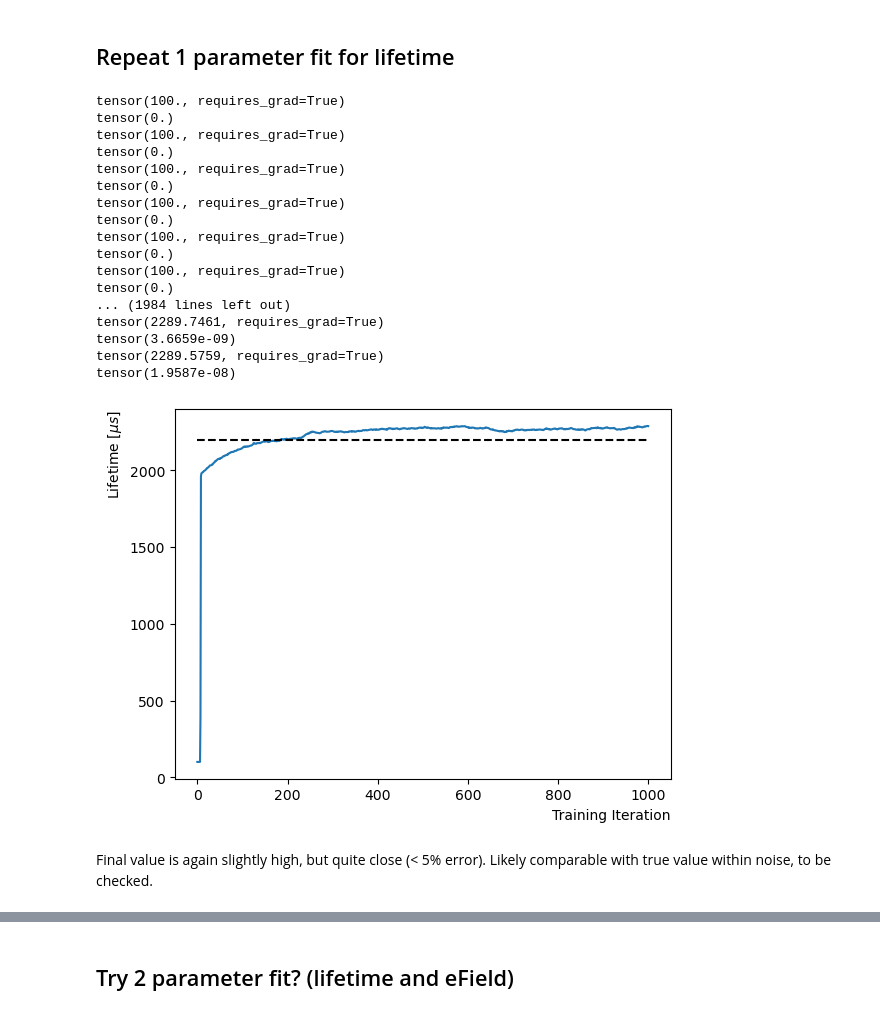
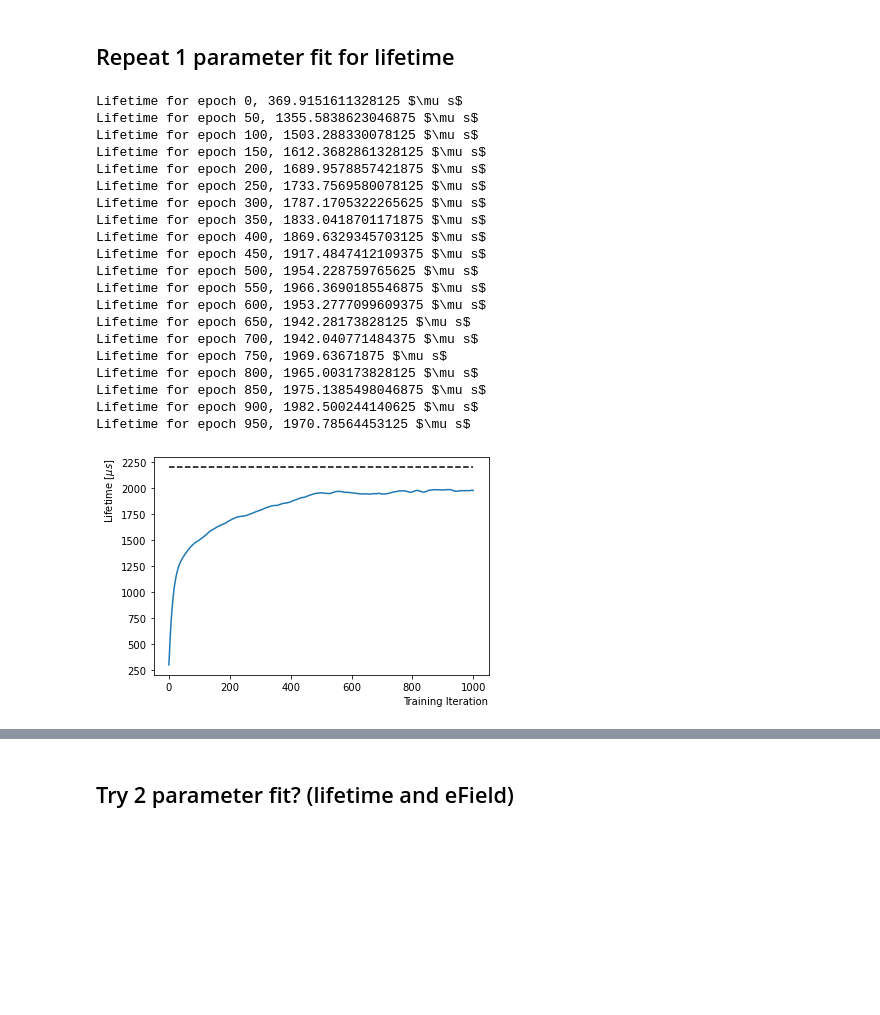
Before and after one commit to ynashed/larnd-sim, a Jupyter notebook: examples/Parameter Fitting.ipynb, the cells around one changed output, grey strips where cells are left out. Drawn from its saved outputs; the diff is of its cells as text; code cells hidden in the pictures; blank space fills up the shorter version.

```diff
--- a/examples/Parameter Fitting.ipynb
+++ b/examples/Parameter Fitting.ipynb
@@ -40,7 +40,9 @@ if torch.cuda.is_available():
 else:
     device = 'cpu'
 # %%
-with h5py.File('module0_corsika.h5', 'r') as f:
+dir_name = '/sdf/group/neutrino/kvtsang/nd-sim/test-samples/2021-11-08/'
+fname = dir_name + 'edepsim.h5'
+with h5py.File(fname, 'r') as f:
     tracks = np.array(f['segments'])
 
 x_start = np.copy(tracks['x_start'] )
@@ -55,5 +57,5 @@ tracks['z_start'] = x_start
 tracks['z_end'] = x_end
 tracks['z'] = x
 
-selected_tracks = tracks[30:40]
+selected_tracks = tracks[0:20]
 selected_tracks_torch = torch_from_structured(np.copy(selected_tracks)).to(device)
@@ -184,7 +202,7 @@ eField_init = 0.1
 update_grad_param(sim, "eField", eField_init)
 
 # Should be smarter w/ lr, but for now eyeball given gradient
-optimizer = torch.optim.SGD([sim.eField], lr=1, momentum=0.1)
+optimizer = torch.optim.Adam([sim.eField], lr=0.01)#, momentum=0.1)
 
 training_step_eFields = []
 training_step_ADC = []
@@ -207,7 +225,7 @@ for epoch in range(800):
 
     optimizer.step()
 
-    if epoch % 100 == 0:
+    if epoch % 50 == 0:
         print(f"eField for epoch {epoch}, {sim.eField} [kV / cm]")
     training_step_eFields.append(sim.eField.cpu().detach().numpy().copy())
     training_step_ADC.append(embed_output.cpu().detach())
@@ -243,14 +254,5 @@ plt.show()
 # %% [markdown]
 ## Repeat 1 parameter fit for lifetime
-# %%
-#Simulate with defaults: in particular, lifetime == 2200
-sim_default = sim_with_grad()
-sim_default.load_detector_properties("../larndsim/detector_properties/module0.yaml",
-                             "../larndsim/pixel_layouts/multi_tile_layout-2.2.16.yaml")
-target, pix_target = all_sim(sim_default, selected_tracks_torch, selected_tracks.dtype.names,
-                             event_id_map_torch, return_unique_pix=True)
-
-embed_target = embed_adc_list(sim_default, target, pix_target)
 # %%
 #Setup simulation object for training
 sim = sim_with_grad()
@@ -261,11 +263,11 @@ sim.load_detector_properties("../larndsim/detector_properties/module0.yaml",
 loss_fn = torch.nn.MSELoss()
 
 #Initialize lifetime to different value
-lifetime_init = 100
+lifetime_init = 300
 update_grad_param(sim, "lifetime", lifetime_init)
 
 # Should be smarter w/ lr, but for now eyeball given gradient
-optimizer = torch.optim.SGD([sim.lifetime], lr=5e7, momentum=0.01)
+optimizer = torch.optim.Adam([sim.lifetime], lr=7e1)#, momentum=0.01)
 
 training_step_lifetimes = []
 training_step_ADC = []
@@ -285,43 +287,44 @@ for epoch in range(1000):
     loss = loss_fn(embed_output, embed_target)
     loss.backward()
 
-    print(sim.lifetime)
+    #print(sim.lifetime)
     optimizer.step()
-    print(sim.lifetime.grad)
-    #if epoch % 100 == 0:
-    #    print(f"Lifetime for epoch {epoch}, {sim.lifetime} $\\mu s$")
+    #print(sim.lifetime.grad)
+    if epoch % 50 == 0:
+        print(f"Lifetime for epoch {epoch}, {sim.lifetime} $\\mu s$")
     training_step_lifetimes.append(sim.lifetime.cpu().detach().numpy().copy())
     training_step_ADC.append(embed_output.cpu().detach())
     losses.append(loss.cpu().detach())
 # %% [output]
-tensor(100., requires_grad=True)
-tensor(0.)
-tensor(100., requires_grad=True)
-tensor(0.)
-tensor(100., requires_grad=True)
-tensor(0.)
-tensor(100., requires_grad=True)
-tensor(0.)
-tensor(100., requires_grad=True)
-tensor(0.)
-tensor(100., requires_grad=True)
-tensor(0.)
-... (1984 lines left out)
-tensor(2289.7461, requires_grad=True)
-tensor(3.6659e-09)
-tensor(2289.5759, requires_grad=True)
-tensor(1.9587e-08)
+Lifetime for epoch 0, 369.9151611328125 $\mu s$
+Lifetime for epoch 50, 1355.5838623046875 $\mu s$
+Lifetime for epoch 100, 1503.288330078125 $\mu s$
+Lifetime for epoch 150, 1612.3682861328125 $\mu s$
+Lifetime for epoch 200, 1689.9578857421875 $\mu s$
+Lifetime for epoch 250, 1733.7569580078125 $\mu s$
+Lifetime for epoch 300, 1787.1705322265625 $\mu s$
+Lifetime for epoch 350, 1833.0418701171875 $\mu s$
+Lifetime for epoch 400, 1869.6329345703125 $\mu s$
+Lifetime for epoch 450, 1917.4847412109375 $\mu s$
+Lifetime for epoch 500, 1954.228759765625 $\mu s$
+Lifetime for epoch 550, 1966.3690185546875 $\mu s$
+Lifetime for epoch 600, 1953.2777099609375 $\mu s$
+Lifetime for epoch 650, 1942.28173828125 $\mu s$
+Lifetime for epoch 700, 1942.040771484375 $\mu s$
+Lifetime for epoch 750, 1969.63671875 $\mu s$
+Lifetime for epoch 800, 1965.003173828125 $\mu s$
+Lifetime for epoch 850, 1975.1385498046875 $\mu s$
+Lifetime for epoch 900, 1982.500244140625 $\mu s$
+Lifetime for epoch 950, 1970.78564453125 $\mu s$
 # %%
-plt.plot([100]+training_step_lifetimes)
+plt.plot([300]+training_step_lifetimes)
 plt.plot([2200]*(len(training_step_lifetimes)+1), ls='dashed', c='k')
 plt.ylabel('Lifetime [$\\mu s$]', ha='right', y=1.0)
 plt.xlabel('Training Iteration', ha='right', x=1.0)
-#plt.savefig('efield_convergence_ADC.pdf')
+plt.savefig('lifetime_convergence_ADC.pdf')
 plt.show()
 # %% [output]
-[figure, old version]
+[figure, new version]
-# %% [markdown]
-Final value is again slightly high, but quite close (< 5% error). Likely comparable with true value within noise, to be checked.
 # %%
 plt.plot(losses)
 plt.yscale('log')
```
Also changed, not shown: parts of 33 cells of this notebook.
